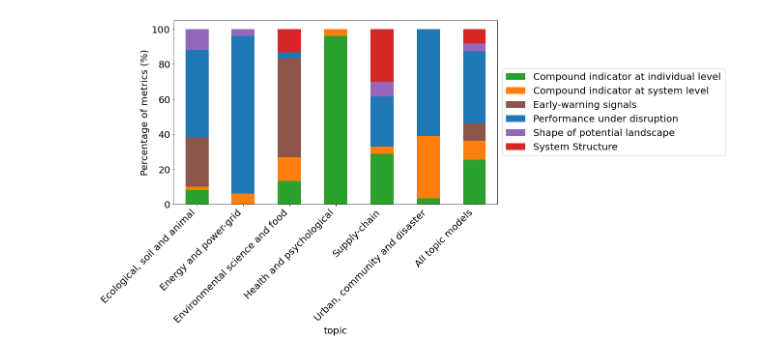
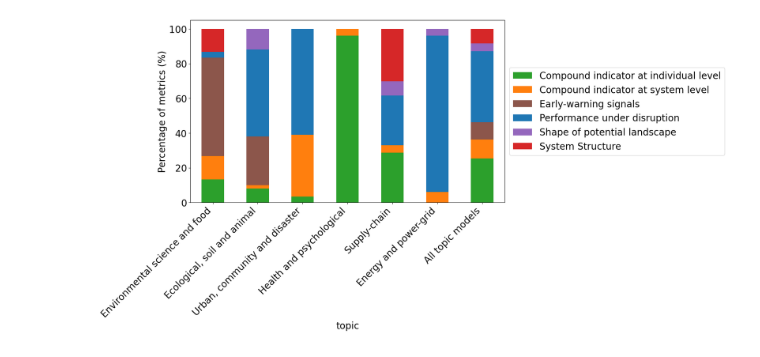
Before and after one commit to vitorhirata/resilience-metrics-review, a Jupyter notebook: review_result_analysis.ipynb, the cells around one changed output. Cells and saved outputs as stored; diff of their text form; code cells hidden in the pictures.

```diff
--- a/review_result_analysis.ipynb
+++ b/review_result_analysis.ipynb
@@ -102,22 +102,25 @@ category_colors = {
 # %%
 # Metric category per topic model
 
+order_topics = ['Environmental science and food', 'Ecological, soil and animal', 'Urban, community and disaster',
+               'Health and psychological', 'Supply-chain', 'Energy and power-grid']
+
 dfGroup = df.groupby(['topic', 'category']).size()
-dfGroup = dfGroup.unstack()
+dfGroup = dfGroup.unstack().reindex(order_topics)
 dfGroup.loc['All topic models'] = dfGroup.sum(axis=0) / dfGroup.sum(axis=0).sum()
 dfGroup = dfGroup.div(dfGroup.sum(axis=1), axis=0)
 dfGroup *= 100
 
 colors = [category_colors[cat] for cat in dfGroup.columns]
 dfGroup.plot(kind='bar', stacked=True, figsize=(12, 7), color=colors)
 
 plt.xticks(rotation=45, ha='right')
 plt.ylabel("Percentage of metrics (%)")
 plt.legend(loc='center left', bbox_to_anchor=(1, 0.5))
 
-plt.show()
+plt.savefig("results/review_categories.png", bbox_inches='tight')
 # %% [output]
-[figure, old version]
+[figure, new version]
 # %%
 # Metric category per discipline (reduced discipline set)
 
```
Also changed, not shown: parts of 2 cells of this notebook, 1 other file.
